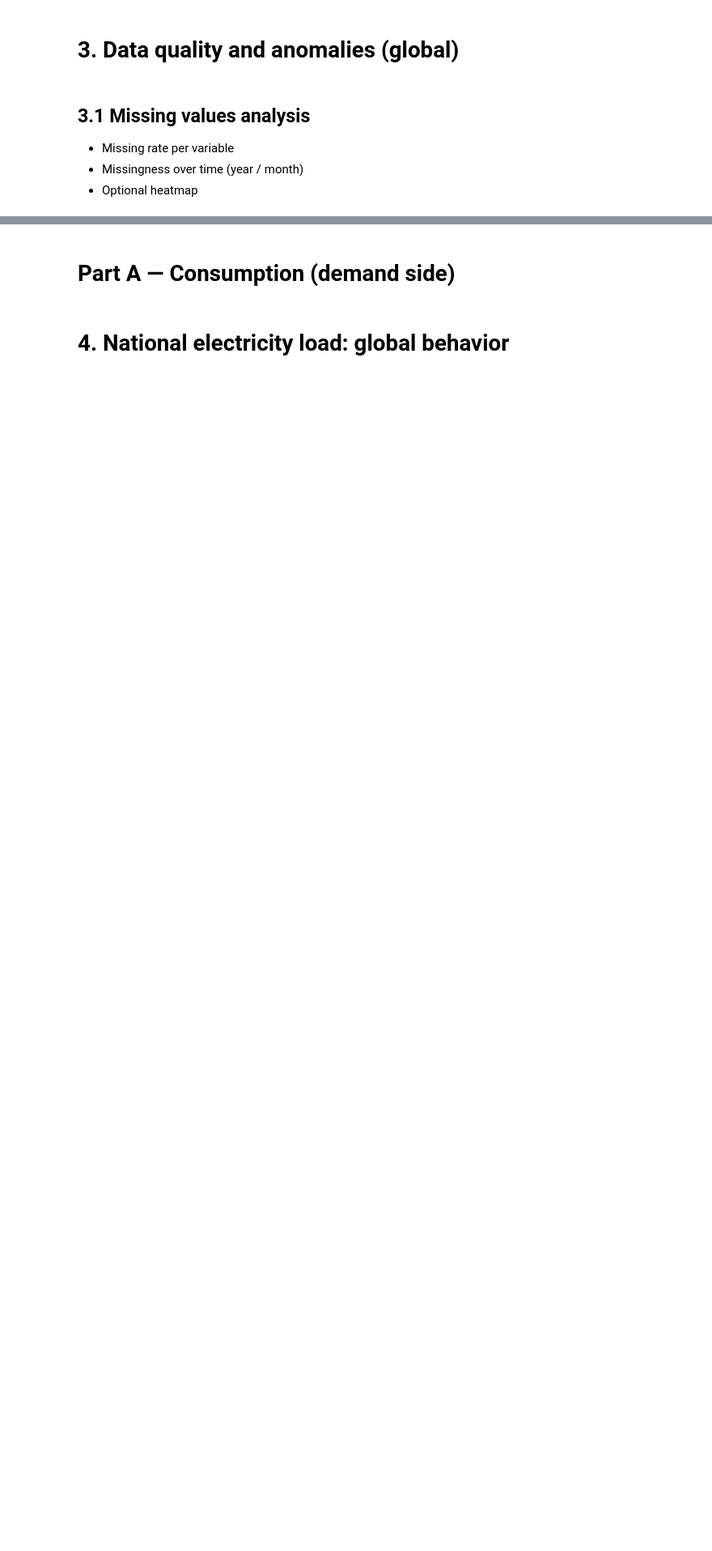
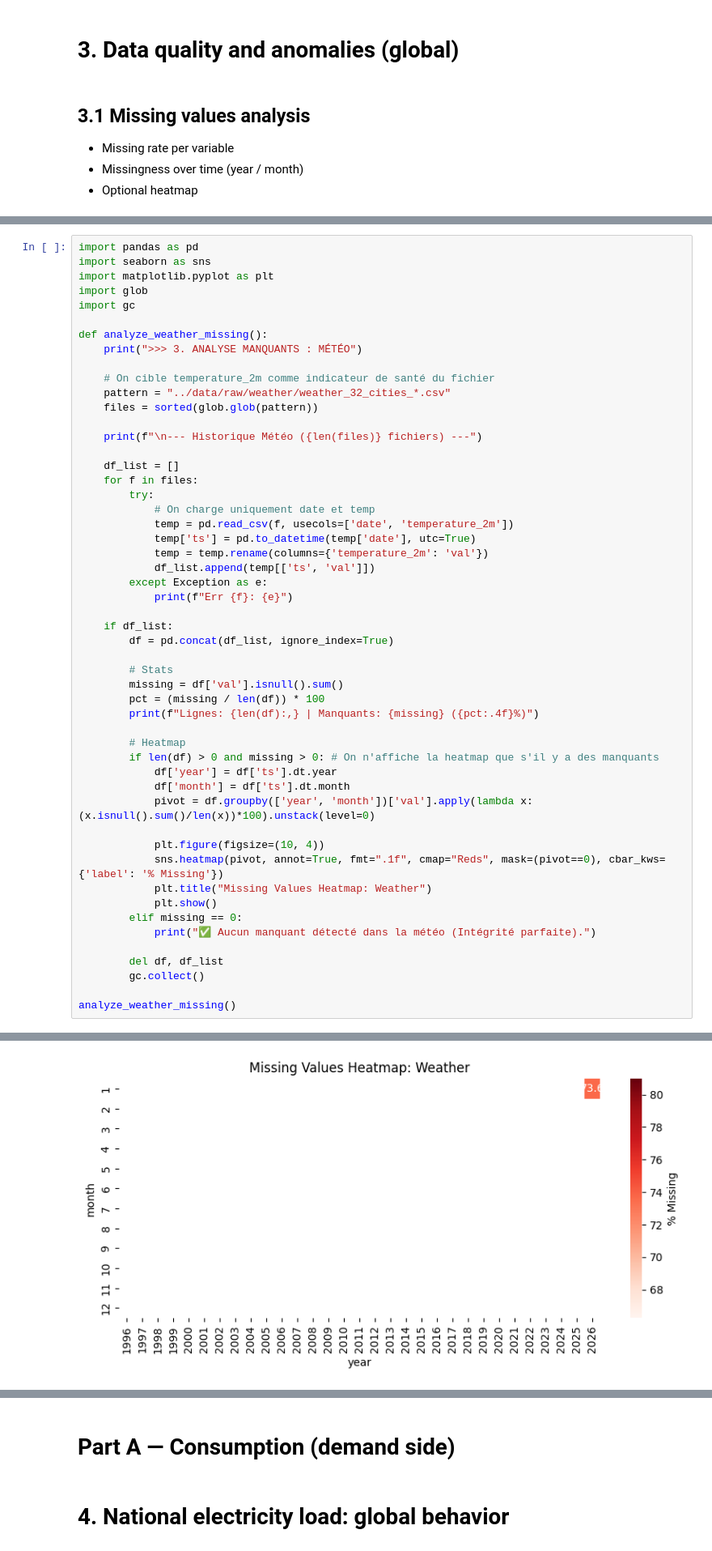
Before and after one commit to quentinbenchetrit/france-grid-stress-prediction, a Jupyter notebook: notebooks/EDA.ipynb, the cells around one changed output, grey strips where cells are left out. Shown: that part at 81% size. Saved outputs shown, nothing was run; the diff lists cells and outputs as text; blank space fills up the shorter version.

```diff
--- a/notebooks/EDA.ipynb
+++ b/notebooks/EDA.ipynb
@@ -1497,0 +1623,53 @@ This DST handling is a core component of the project-wide **UTC-only time policy
+# %%
+import pandas as pd
+import seaborn as sns
+import matplotlib.pyplot as plt
+import glob
+import gc
+
+def analyze_weather_missing():
+    print(">>> 3. ANALYSE MANQUANTS : MÉTÉO")
+
+    # On cible temperature_2m comme indicateur de santé du fichier
+    pattern = "../data/raw/weather/weather_32_cities_*.csv"
+    files = sorted(glob.glob(pattern))
+
+    print(f"\n--- Historique Météo ({len(files)} fichiers) ---")
+
+    df_list = []
+    for f in files:
+        try:
+            # On charge uniquement date et temp
+            temp = pd.read_csv(f, usecols=['date', 'temperature_2m'])
+            temp['ts'] = pd.to_datetime(temp['date'], utc=True)
+            temp = temp.rename(columns={'temperature_2m': 'val'})
+            df_list.append(temp[['ts', 'val']])
+        except Exception as e:
+            print(f"Err {f}: {e}")
+
+    if df_list:
+        df = pd.concat(df_list, ignore_index=True)
+
+        # Stats
+        missing = df['val'].isnull().sum()
+        pct = (missing / len(df)) * 100
+        print(f"Lignes: {len(df):,} | Manquants: {missing} ({pct:.4f}%)")
+
+        # Heatmap
+        if len(df) > 0 and missing > 0: # On n'affiche la heatmap que s'il y a des manquants
+            df['year'] = df['ts'].dt.year
+            df['month'] = df['ts'].dt.month
+            pivot = df.groupby(['year', 'month'])['val'].apply(lambda x: (x.isnull().sum()/len(x))*100).unstack(level=0)
+
+            plt.figure(figsize=(10, 4))
+            sns.heatmap(pivot, annot=True, fmt=".1f", cmap="Reds", mask=(pivot==0), cbar_kws={'label': '% Missing'})
+            plt.title("Missing Values Heatmap: Weather")
+            plt.show()
+        elif missing == 0:
+            print("✅ Aucun manquant détecté dans la météo (Intégrité parfaite).")
+
+        del df, df_list
+        gc.collect()
+
+analyze_weather_missing()
+# %% [output]
@@ -1497,0 +1680 @@ This DST handling is a core component of the project-wide **UTC-only time policy
+[figure, added]
```
Also changed, not shown: parts of 10 cells of this notebook.
